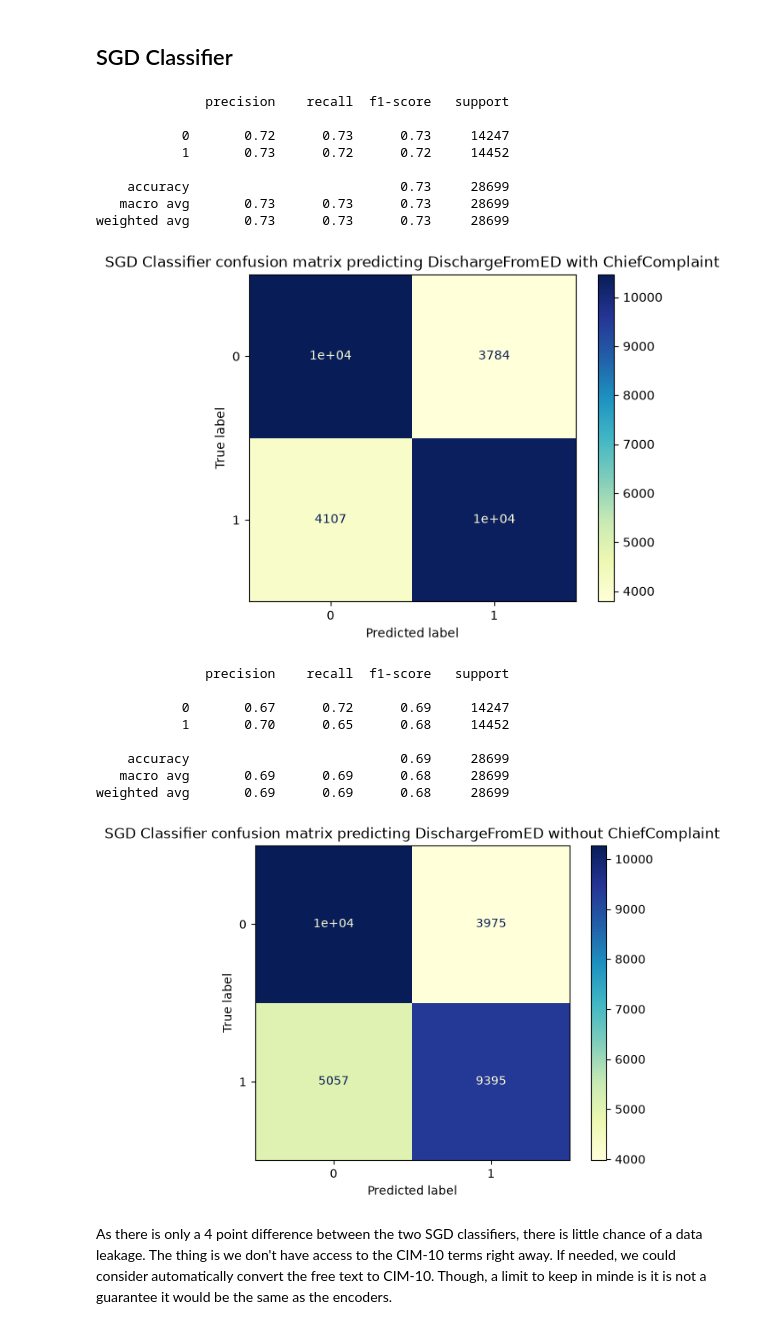
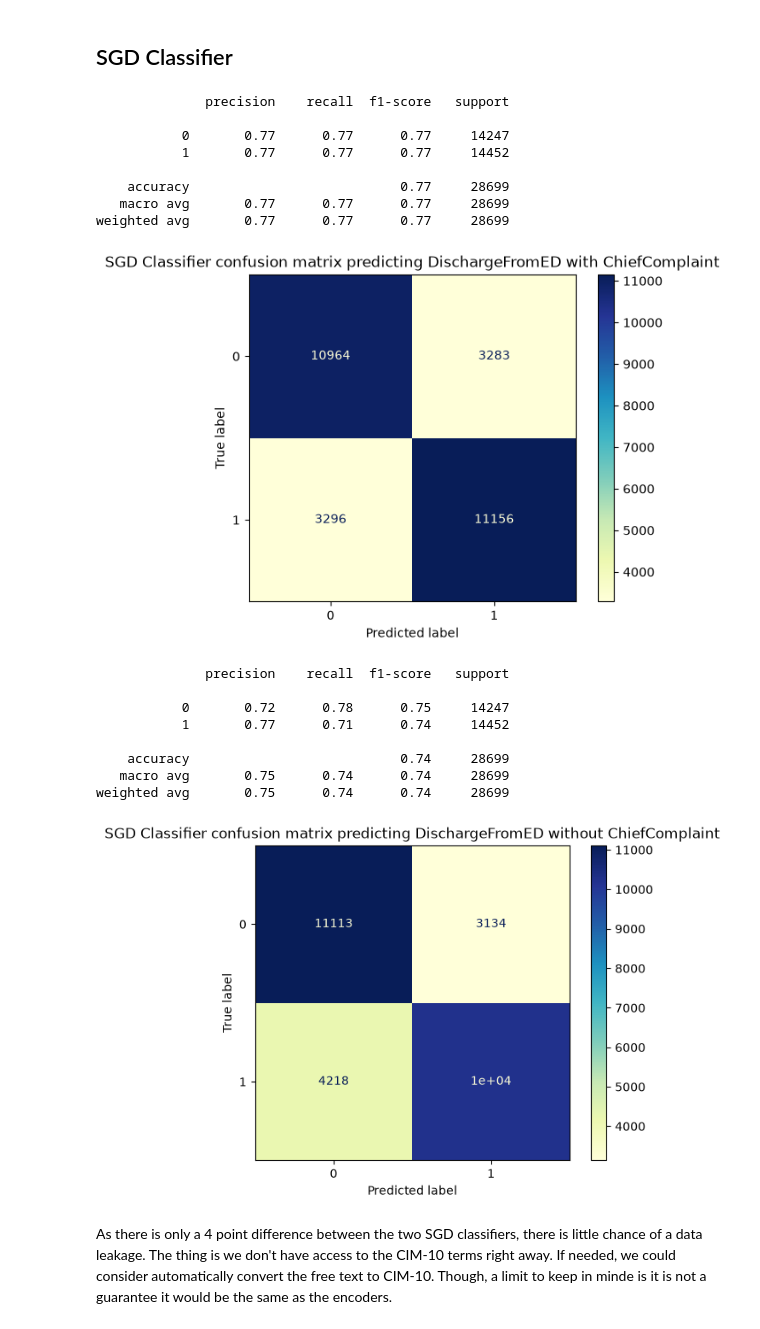
Before and after one commit to asdrz/ER-predicting-length-of-stay, a Jupyter notebook: main.ipynb, the cells around one changed output. Saved outputs shown, nothing was run; the diff lists cells and outputs as text; code cells hidden in the pictures.

Commit message:
Filled NaN values during model pipeline (previously during data processing)

```diff
--- a/main.ipynb
+++ b/main.ipynb
@@ -242,3 +281,5 @@ df = df.drop(columns=['Temperature']) #so many missing values
+# %%
+df = df.drop(columns=['explainer_id']) # the variable is not a caracteristic from the patient, just a field the hospital did not filled
 # %%
 df['ChiefComplaint'].nunique()
 # %% [output]
@@ -255,7 +296,14 @@ for col in nominal_cols:
 df = pd.get_dummies(
     df,
     columns=nominal_cols + ['ChiefComplaint_category'],
-    prefix=['kindref', 'source', 'avpu', 'complaint'],
+    prefix={
+        'kindref': 'kindref',
+        'Source': 'source',
+        'AVPU': 'avpu',
+        'marital_Status': 'marital',
+        'AccompainerRelation_id': 'accomp',
+        'ChiefComplaint_category': 'complaint',
+    },
     drop_first=True,
     dtype=int,
 )
@@ -275,11 +323,6 @@ X_train, X_test = X.iloc[train_idx].copy(), X.iloc[test_idx].copy()
 y_train, y_test = y.iloc[train_idx], y.iloc[test_idx]
 
 assert set(groups.iloc[train_idx]).isdisjoint(groups.iloc[test_idx])
-
-# Vital signs median computed on the training set only, applied to both sets
-medians = X_train[num_vitals].median()
-X_train[num_vitals] = X_train[num_vitals].fillna(medians)
-X_test[num_vitals] = X_test[num_vitals].fillna(medians)
 # %% [markdown]
 # Insights before trying models
 
@@ -367,6 +410,7 @@ weighted avg       0.25      0.50      0.34     28699
 # %%
 # Model
 sgdc = make_pipeline(
+    SimpleImputer(strategy='median'),
     StandardScaler(),
     SGDClassifier(loss='log_loss', max_iter=1000, tol=1e-3, random_state=42)
 )
@@ -388,44 +432,45 @@ plt.show()
 # %% [output]
               precision    recall  f1-score   support
 
-           0       0.72      0.73      0.73     14247
-           1       0.73      0.72      0.72     14452
+           0       0.77      0.77      0.77     14247
+           1       0.77      0.77      0.77     14452
 
-    accuracy                           0.73     28699
-   macro avg       0.73      0.73      0.73     28699
-weighted avg       0.73      0.73      0.73     28699
+    accuracy                           0.77     28699
+   macro avg       0.77      0.77      0.77     28699
+weighted avg       0.77      0.77      0.77     28699
-[figure, old version]
+[figure, new version]
 # %%
 # Model
 sgdc = make_pipeline(
+    SimpleImputer(strategy='median'),
     StandardScaler(),
     SGDClassifier(loss="log_loss", max_iter=1000, tol=1e-3, random_state=42)
 )
 
 # Training
 sgdc.fit(X_train_dp_CC, y_train)
 
 # Prediction
 y_pred = sgdc.predict(X_test_dp_CC)
 
 # Accuracy
 print(classification_report(y_test, y_pred))
 
 # Graph
 sgdc_cm = ConfusionMatrixDisplay(confusion_matrix(y_test, y_pred))
 sgdc_cm.plot(cmap = 'YlGnBu')
 plt.title('SGD Classifier confusion matrix predicting DischargeFromED without ChiefComplaint')
 plt.show()
 # %% [output]
               precision    recall  f1-score   support
 
-           0       0.67      0.72      0.69     14247
-           1       0.70      0.65      0.68     14452
+           0       0.72      0.78      0.75     14247
+           1       0.77      0.71      0.74     14452
 
-    accuracy                           0.69     28699
-   macro avg       0.69      0.69      0.68     28699
-weighted avg       0.69      0.69      0.68     28699
+    accuracy                           0.74     28699
+   macro avg       0.75      0.74      0.74     28699
+weighted avg       0.75      0.74      0.74     28699
-[figure, old version]
+[figure, new version]
 # %% [markdown]
 As there is only a 4 point difference between the two SGD classifiers, there is little chance of a data leakage. The thing is we don't have access to the CIM-10 terms right away. If needed, we could consider automatically convert the free text to CIM-10. Though, a limit to keep in minde is it is not a guarantee it would be the same as the encoders.
 # %%
```
Also changed, not shown: parts of 12 cells of this notebook.
